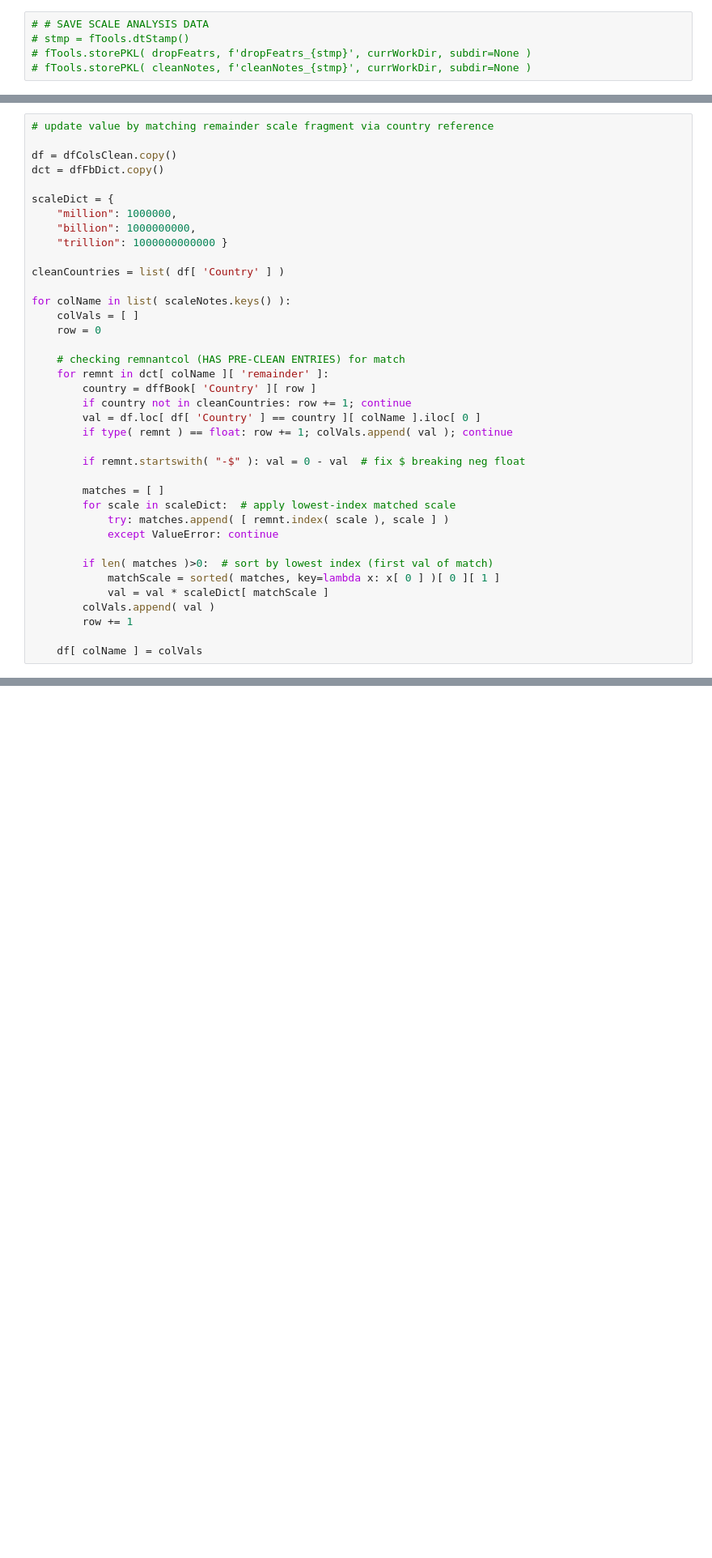
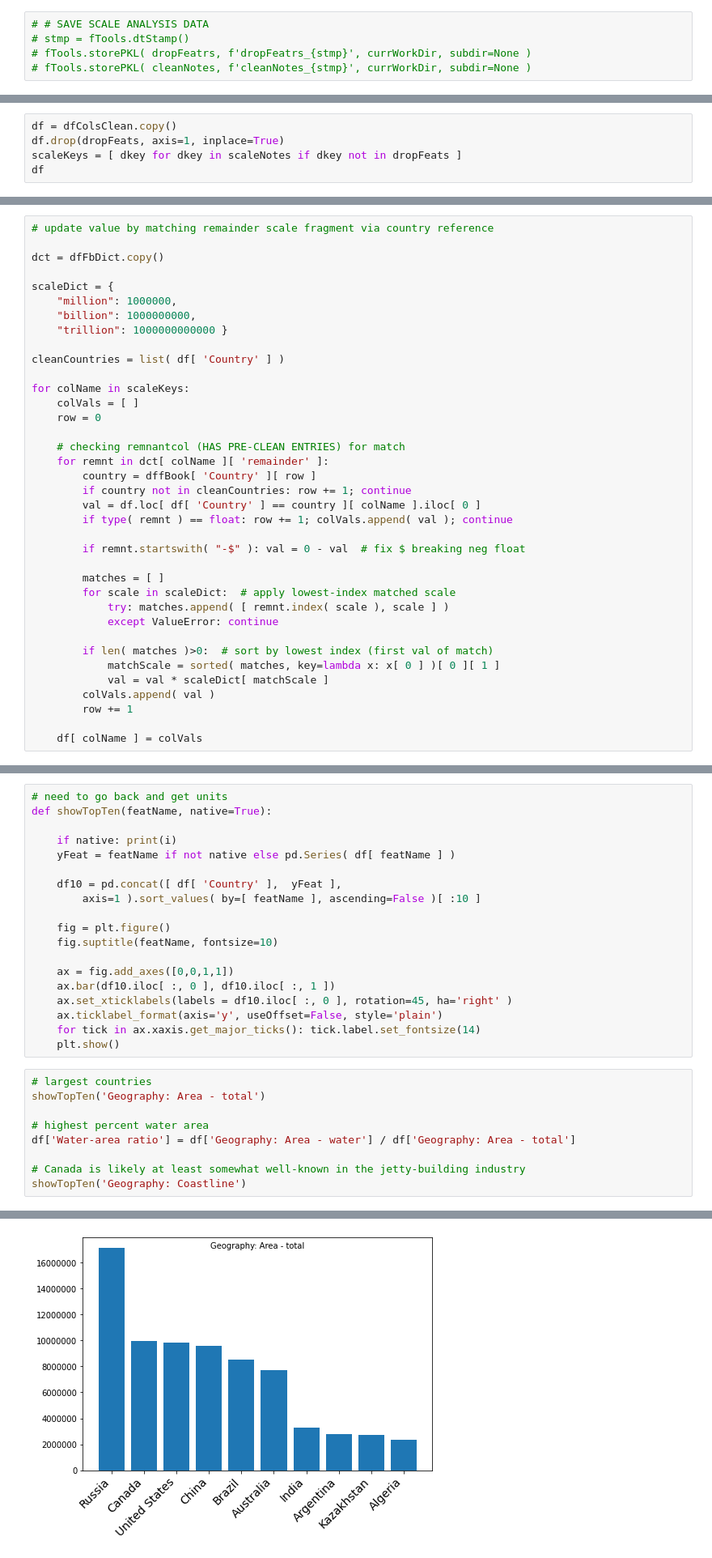
Before and after one commit to romstroller/ciaFactbook, a Jupyter notebook: ciaFBtest.ipynb, the cells around one changed output, grey strips where cells are left out. Shown: that part at 81% size. Cells and saved outputs as stored; diff of their text form; blank space fills up the shorter version.

```diff
--- a/ciaFBtest.ipynb
+++ b/ciaFBtest.ipynb
@@ -361,3 +361,8 @@ pklFiles = [ fi for fi in [ open( pth, 'rb' )
 
 dropFeats, scaleNotes = [ pickle.load( fi ) for fi in pklFiles ]
 for fi in pklFiles: fi.close()
+# %%
+df = dfColsClean.copy()
+df.drop(dropFeats, axis=1, inplace=True)
+scaleKeys = [ dkey for dkey in scaleNotes if dkey not in dropFeats ]
+df
@@ -364,7 +383,6 @@ for fi in pklFiles: fi.close()
 # %%
 # update value by matching remainder scale fragment via country reference
 
-df = dfColsClean.copy()
 dct = dfFbDict.copy()
 
 scaleDict = {
@@ -374,7 +392,7 @@ scaleDict = {
 
 cleanCountries = list( df[ 'Country' ] )
 
-for colName in list( scaleNotes.keys() ):
+for colName in scaleKeys:
     colVals = [ ]
     row = 0
 
@@ -401,0 +439,29 @@ for colName in list( scaleNotes.keys() ):
+# %%
+# need to go back and get units
+def showTopTen(featName, native=True):
+
+    if native: print(i)
+    yFeat = featName if not native else pd.Series( df[ featName ] )
+
+    df10 = pd.concat([ df[ 'Country' ],  yFeat ],
+        axis=1 ).sort_values( by=[ featName ], ascending=False )[ :10 ]
+
+    fig = plt.figure()
+    fig.suptitle(featName, fontsize=10)
+
+    ax = fig.add_axes([0,0,1,1])
+    ax.bar(df10.iloc[ :, 0 ], df10.iloc[ :, 1 ])
+    ax.set_xticklabels(labels = df10.iloc[ :, 0 ], rotation=45, ha='right' )
+    ax.ticklabel_format(axis='y', useOffset=False, style='plain')
+    for tick in ax.xaxis.get_major_ticks(): tick.label.set_fontsize(14)
+    plt.show()
+# %%
+# largest countries
+showTopTen('Geography: Area - total')
+
+# highest percent water area
+df['Water-area ratio'] = df['Geography: Area - water'] / df['Geography: Area - total']
+
+# Canada is likely at least somewhat well-known in the jetty-building industry
+showTopTen('Geography: Coastline')
+# %% [output]
@@ -401,0 +469 @@ for colName in list( scaleNotes.keys() ):
+[figure, added]
```
Also changed, not shown: parts of 14 cells of this notebook.
